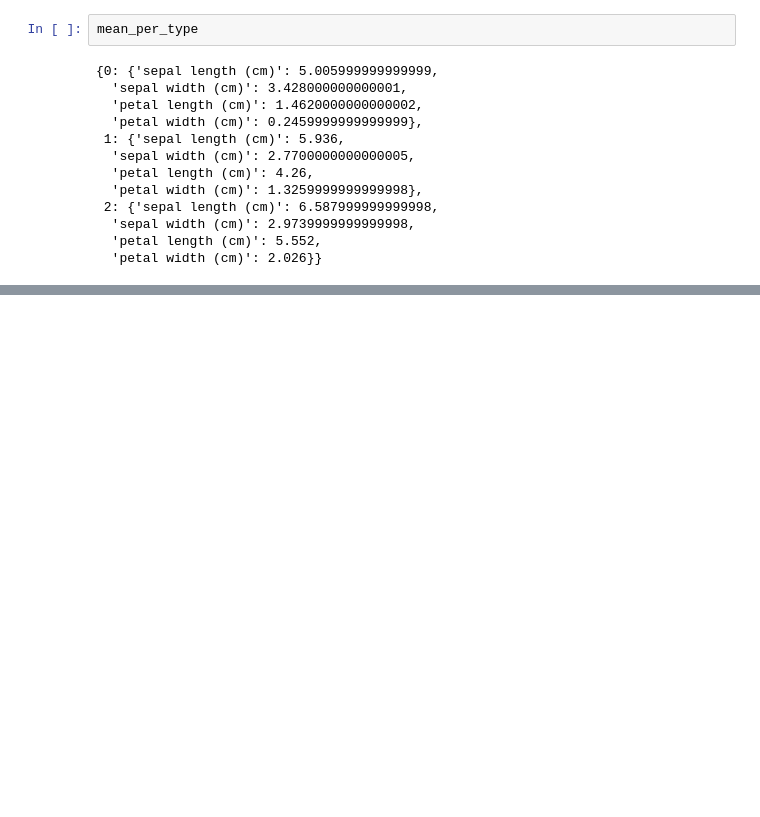
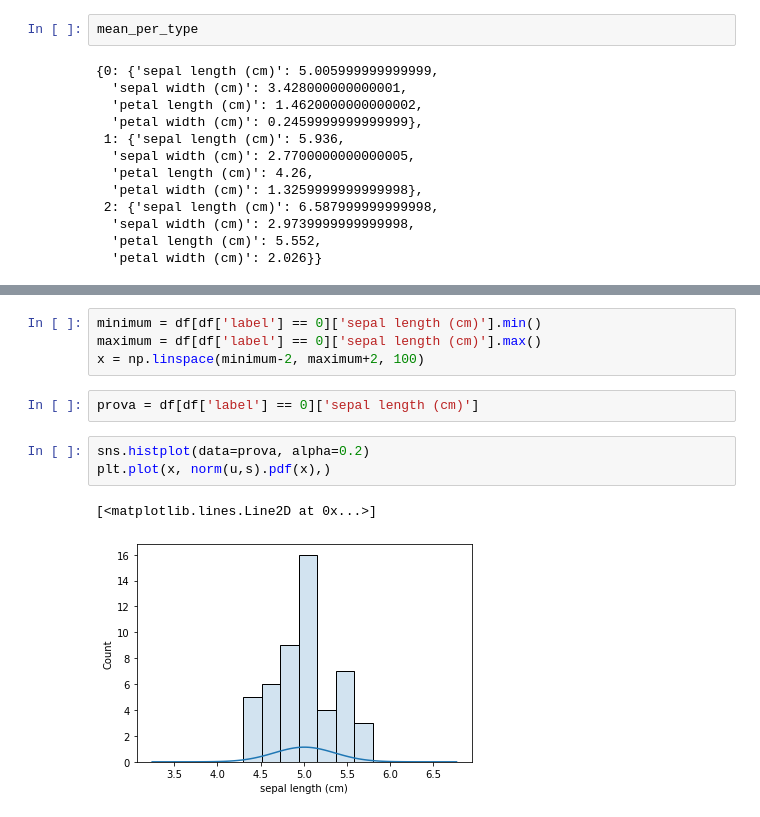
Before and after one commit to notlosca/data-science-lab, a Jupyter notebook: laboratories/lab_01/lab1.ipynb, the cells around one changed output, grey strips where cells are left out. Cells and saved outputs as stored; diff of their text form; blank space fills up the shorter version.

Commit message:
Plot trials in iris exercise

```diff
--- a/laboratories/lab_01/lab1.ipynb
+++ b/laboratories/lab_01/lab1.ipynb
@@ -73,0 +107,12 @@ mean_per_type
+# %%
+minimum = df[df['label'] == 0]['sepal length (cm)'].min()
+maximum = df[df['label'] == 0]['sepal length (cm)'].max()
+x = np.linspace(minimum-2, maximum+2, 100)
+# %%
+prova = df[df['label'] == 0]['sepal length (cm)']
+# %%
+sns.histplot(data=prova, alpha=0.2)
+plt.plot(x, norm(u,s).pdf(x),)
+# %% [output]
+[<matplotlib.lines.Line2D at 0x...>]
+[figure, added]
```
Also changed, not shown: parts of 4 cells of this notebook, 1 other file.
